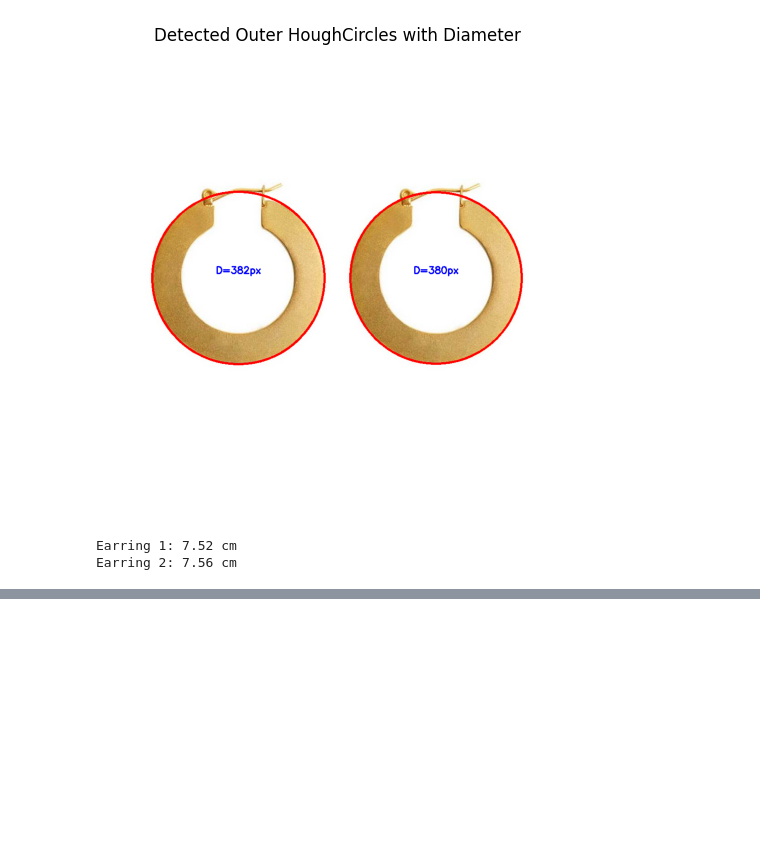
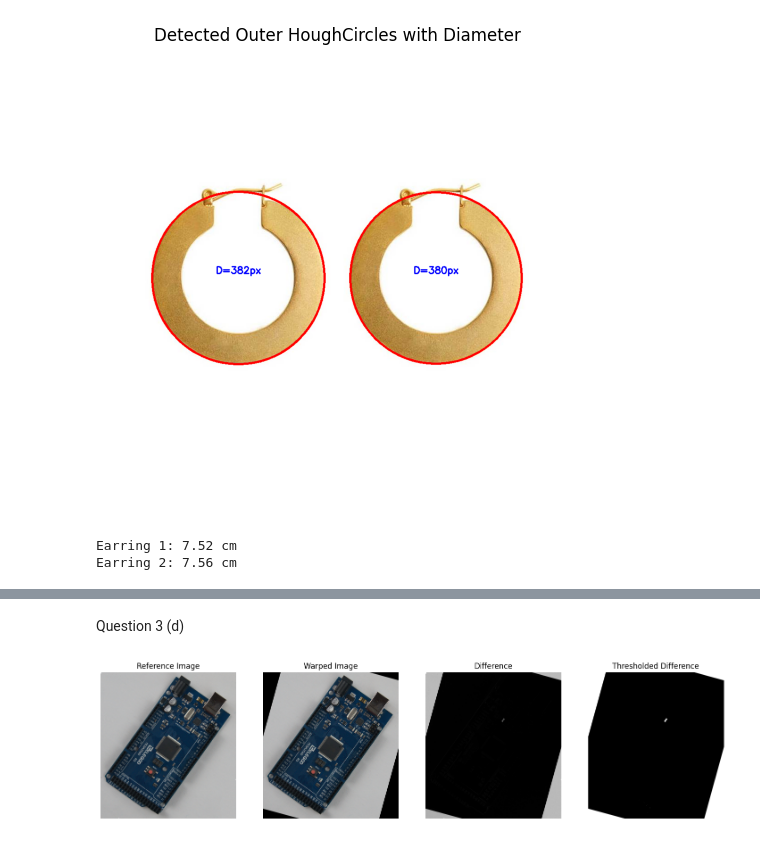
Before and after one commit to udithachandana/openCV, a Jupyter notebook: Assignment2.ipynb, the cells around one changed output, grey strips where cells are left out. Drawn from its saved outputs; the diff is of its cells as text; code cells hidden in the pictures; blank space fills up the shorter version.

```diff
--- a/Assignment2.ipynb
+++ b/Assignment2.ipynb
@@ -337,0 +385,68 @@ cv.destroyAllWindows()
+# %% [markdown]
+Question 3 (d)
+# %%
+# Load images
+im1 = cv.imread('a2_images/c1.jpg')
+im2 = cv.imread('a2_images/c2.jpg')
+
+gray1 = cv.cvtColor(im1, cv.COLOR_BGR2GRAY)
+gray2 = cv.cvtColor(im2, cv.COLOR_BGR2GRAY)
+
+# --- ORB ---
+orb = cv.ORB_create(nfeatures=2000)
+
+kp1, des1 = orb.detectAndCompute(gray1, None)
+kp2, des2 = orb.detectAndCompute(gray2, None)
+
+# --- Matching ---
+bf = cv.BFMatcher(cv.NORM_HAMMING)
+
+matches = bf.match(des1, des2)
+
+# Sort matches by distance (best first)
+matches = sorted(matches, key=lambda x: x.distance)
+matches = matches[:100]  # Keep top 100 matches for homography
+
+# --- Homography ---
+src_pts = np.float32([kp1[m.queryIdx].pt for m in matches]).reshape(-1,1,2)
+dst_pts = np.float32([kp2[m.trainIdx].pt for m in matches]).reshape(-1,1,2)
+
+H, mask = cv.findHomography(src_pts, dst_pts, cv.RANSAC, 5.0)
+
+# --- Warp ---
+h, w = im2.shape[:2]
+warped = cv.warpPerspective(im1, H, (w, h))
+
+# --- Difference ---
+gray_warped = cv.cvtColor(warped, cv.COLOR_BGR2GRAY)
+gray_im2 = cv.cvtColor(im2, cv.COLOR_BGR2GRAY)
+
+diff = cv.absdiff(gray_im2, gray_warped)
+_, diff_thresh = cv.threshold(diff, 30, 255, cv.THRESH_BINARY)
+
+# --- Convert for plotting ---
+im2_rgb = cv.cvtColor(im2, cv.COLOR_BGR2RGB)
+warped_rgb = cv.cvtColor(warped, cv.COLOR_BGR2RGB)
+
+# --- Display ---
+fig, ax = plt.subplots(1, 4, figsize=(18,5))
+
+ax[0].imshow(im2_rgb)
+ax[0].set_title("Reference Image")
+ax[0].axis('off')
+
+ax[1].imshow(warped_rgb)
+ax[1].set_title("Warped Image")
+ax[1].axis('off')
+
+ax[2].imshow(diff, cmap='gray')
+ax[2].set_title("Difference")
+ax[2].axis('off')
+
+ax[3].imshow(diff_thresh, cmap='gray')
+ax[3].set_title("Thresholded Difference")
+ax[3].axis('off')
+
+plt.show()
+# %% [output]
+[figure, added]
```
Also changed, not shown: parts of 6 cells of this notebook.
